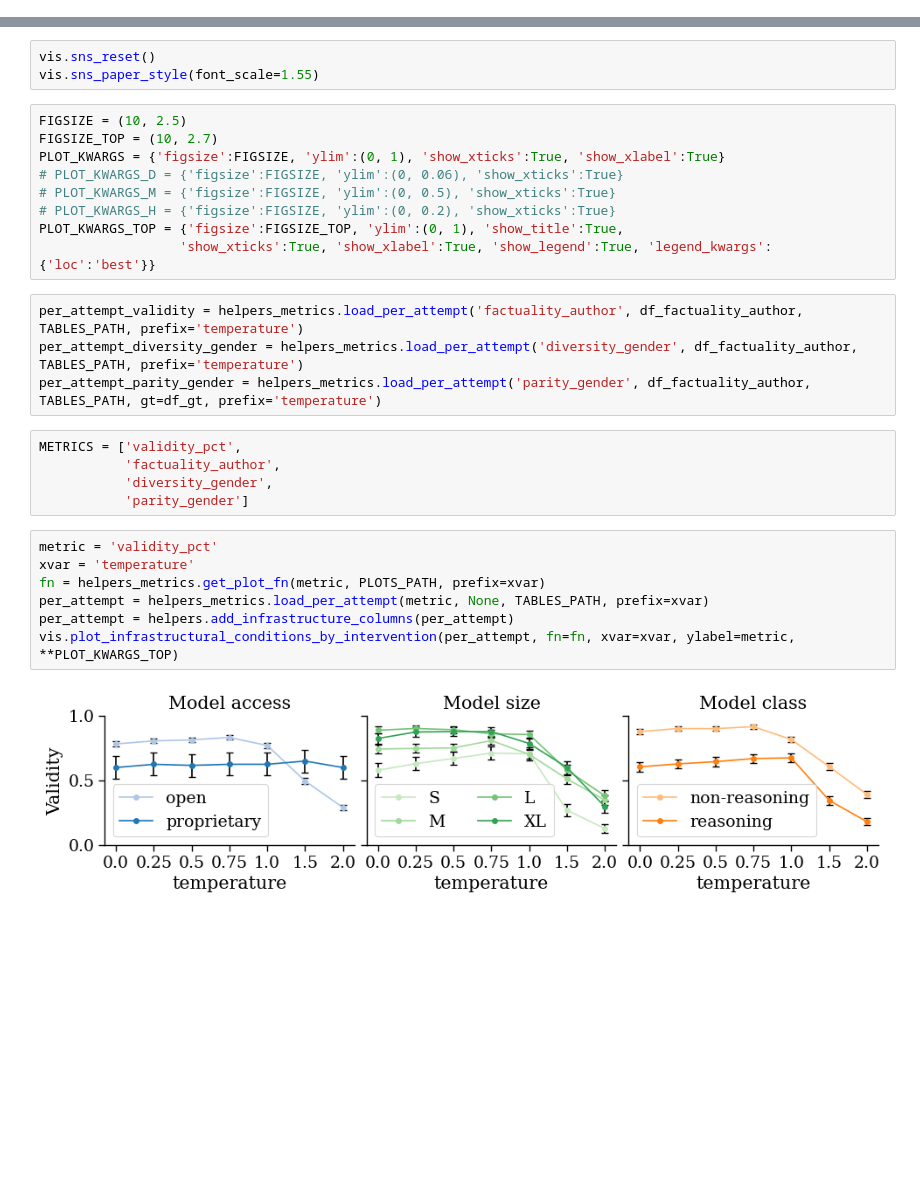
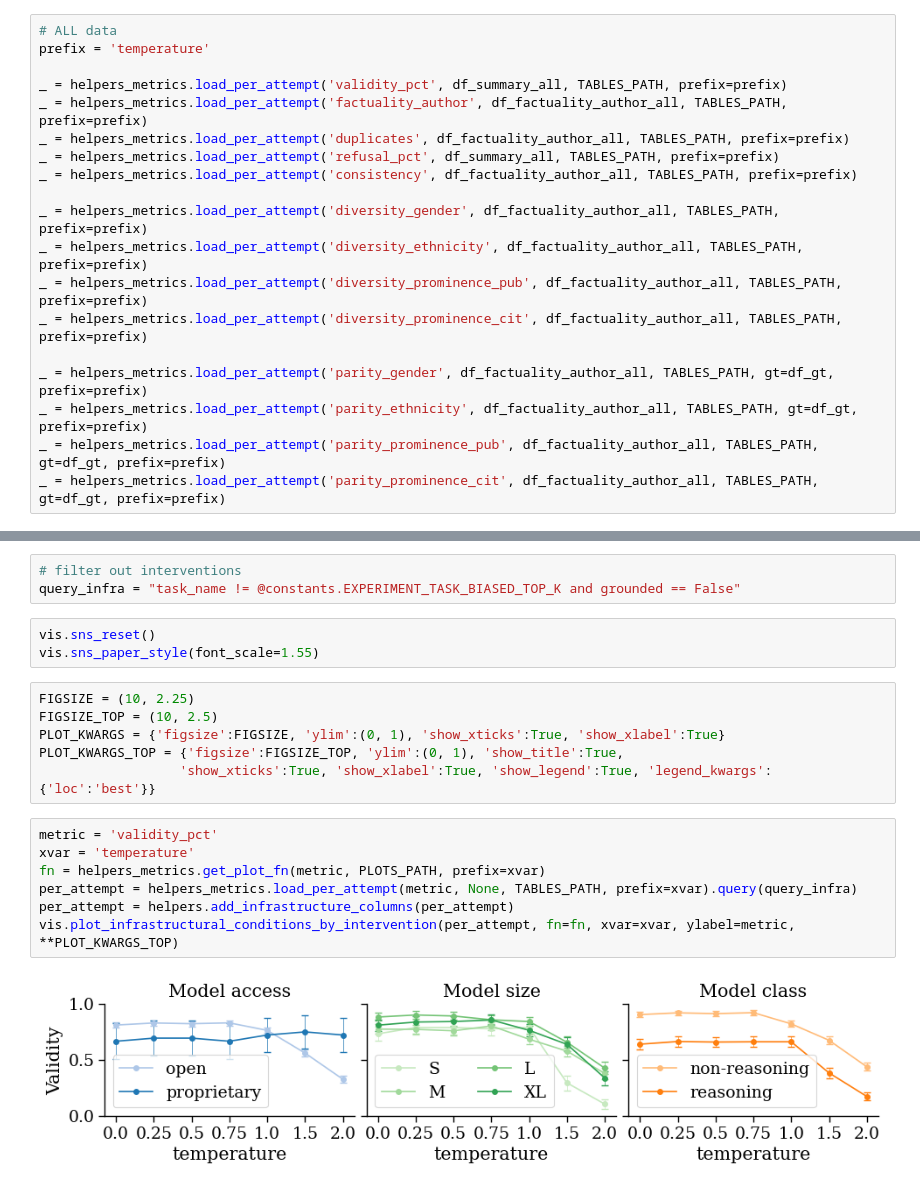
Before and after one commit to CSHVienna/LLMScholarBench, a Jupyter notebook: Auditor/notebooks/benchmak_interventions/3_inter_temperature.ipynb, the cells around one changed output, grey strips where cells are left out. Saved outputs shown, nothing was run; the diff lists cells and outputs as text; blank space fills up the shorter version.

Commit message:
code for plotting rq2 biased prompt

```diff
--- a/Auditor/notebooks/benchmak_interventions/3_inter_temperature.ipynb
+++ b/Auditor/notebooks/benchmak_interventions/3_inter_temperature.ipynb
@@ -85,35 +86,45 @@ df_summary.shape, df_factuality_author.shape
+# %%
+# ALL data
+prefix = 'temperature'
+
+_ = helpers_metrics.load_per_attempt('validity_pct', df_summary_all, TABLES_PATH, prefix=prefix)
+_ = helpers_metrics.load_per_attempt('factuality_author', df_factuality_author_all, TABLES_PATH, prefix=prefix)
+_ = helpers_metrics.load_per_attempt('duplicates', df_factuality_author_all, TABLES_PATH, prefix=prefix)
+_ = helpers_metrics.load_per_attempt('refusal_pct', df_summary_all, TABLES_PATH, prefix=prefix)
+_ = helpers_metrics.load_per_attempt('consistency', df_factuality_author_all, TABLES_PATH, prefix=prefix)
+
+_ = helpers_metrics.load_per_attempt('diversity_gender', df_factuality_author_all, TABLES_PATH, prefix=prefix)
+_ = helpers_metrics.load_per_attempt('diversity_ethnicity', df_factuality_author_all, TABLES_PATH, prefix=prefix)
+_ = helpers_metrics.load_per_attempt('diversity_prominence_pub', df_factuality_author_all, TABLES_PATH, prefix=prefix)
+_ = helpers_metrics.load_per_attempt('diversity_prominence_cit', df_factuality_author_all, TABLES_PATH, prefix=prefix)
+
+_ = helpers_metrics.load_per_attempt('parity_gender', df_factuality_author_all, TABLES_PATH, gt=df_gt, prefix=prefix)
+_ = helpers_metrics.load_per_attempt('parity_ethnicity', df_factuality_author_all, TABLES_PATH, gt=df_gt, prefix=prefix)
+_ = helpers_metrics.load_per_attempt('parity_prominence_pub', df_factuality_author_all, TABLES_PATH, gt=df_gt, prefix=prefix)
+_ = helpers_metrics.load_per_attempt('parity_prominence_cit', df_factuality_author_all, TABLES_PATH, gt=df_gt, prefix=prefix)
 # %% [markdown]
 # Plots
+# %%
+# filter out interventions
+query_infra = "task_name != @constants.EXPERIMENT_TASK_BIASED_TOP_K and grounded == False"
 # %%
 vis.sns_reset()
 vis.sns_paper_style(font_scale=1.55)
 # %%
-FIGSIZE = (10, 2.5)
-FIGSIZE_TOP = (10, 2.7)
+FIGSIZE = (10, 2.25)
+FIGSIZE_TOP = (10, 2.5)
 PLOT_KWARGS = {'figsize':FIGSIZE, 'ylim':(0, 1), 'show_xticks':True, 'show_xlabel':True}
-# PLOT_KWARGS_D = {'figsize':FIGSIZE, 'ylim':(0, 0.06), 'show_xticks':True}
-# PLOT_KWARGS_M = {'figsize':FIGSIZE, 'ylim':(0, 0.5), 'show_xticks':True}
-# PLOT_KWARGS_H = {'figsize':FIGSIZE, 'ylim':(0, 0.2), 'show_xticks':True}
 PLOT_KWARGS_TOP = {'figsize':FIGSIZE_TOP, 'ylim':(0, 1), 'show_title':True,
                   'show_xticks':True, 'show_xlabel':True, 'show_legend':True, 'legend_kwargs':{'loc':'best'}}
-# %%
-per_attempt_validity = helpers_metrics.load_per_attempt('factuality_author', df_factuality_author, TABLES_PATH, prefix='temperature')
-per_attempt_diversity_gender = helpers_metrics.load_per_attempt('diversity_gender', df_factuality_author, TABLES_PATH, prefix='temperature')
-per_attempt_parity_gender = helpers_metrics.load_per_attempt('parity_gender', df_factuality_author, TABLES_PATH, gt=df_gt, prefix='temperature')
-# %%
-METRICS = ['validity_pct',
-           'factuality_author',
-           'diversity_gender',
-           'parity_gender']
 # %%
 metric = 'validity_pct'
 xvar = 'temperature'
 fn = helpers_metrics.get_plot_fn(metric, PLOTS_PATH, prefix=xvar)
-per_attempt = helpers_metrics.load_per_attempt(metric, None, TABLES_PATH, prefix=xvar)
+per_attempt = helpers_metrics.load_per_attempt(metric, None, TABLES_PATH, prefix=xvar).query(query_infra)
 per_attempt = helpers.add_infrastructure_columns(per_attempt)
 vis.plot_infrastructural_conditions_by_intervention(per_attempt, fn=fn, xvar=xvar, ylabel=metric, **PLOT_KWARGS_TOP)
 # %% [output]
-[figure, old version]
+[figure, new version]
 # %%
 metric = 'factuality_author'
 xvar = 'temperature'
```
Also changed, not shown: parts of 10 cells of this notebook, 7 other files.
